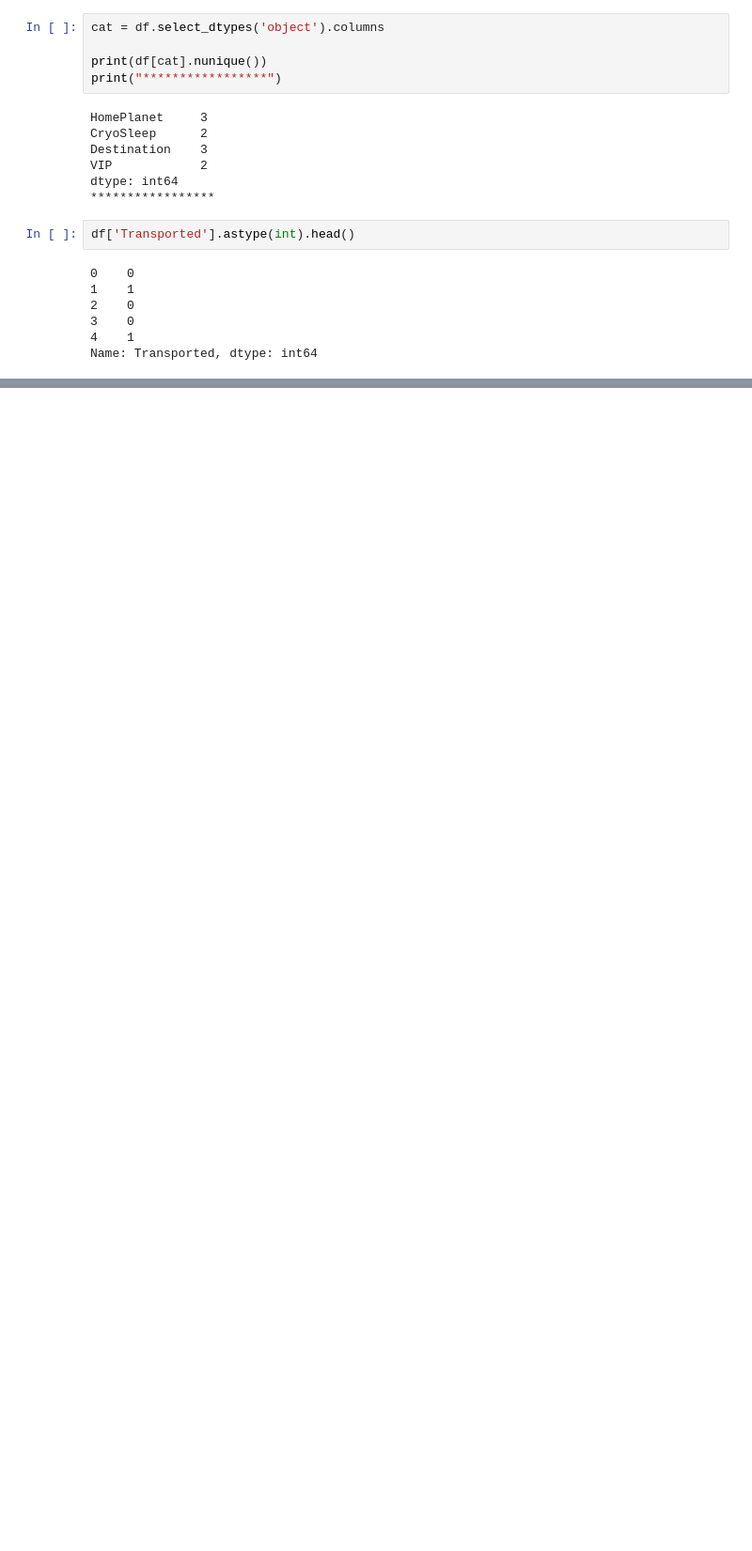
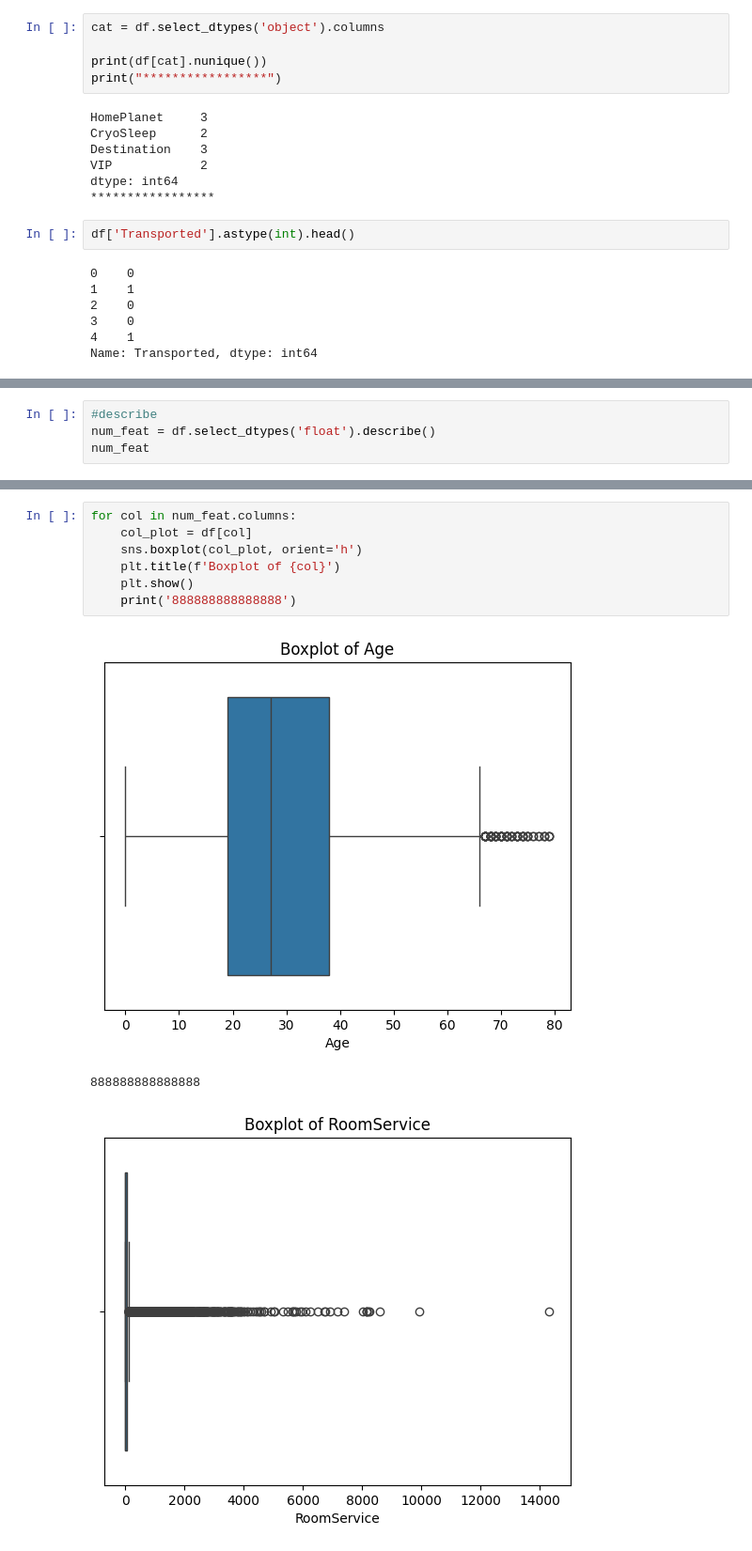
Before and after one commit to pabrokim/space-ship-titanic-classification, a Jupyter notebook: titanic.ipynb, the cells around one changed output, grey strips where cells are left out. Shown: that part at 94% size. Drawn from its saved outputs; the diff is of its cells as text; blank space fills up the shorter version.

Commit message:
Add boxplot

```diff
--- a/titanic.ipynb
+++ b/titanic.ipynb
@@ -86,0 +94,4 @@ Name: Transported, dtype: int64
+# %%
+#describe
+num_feat = df.select_dtypes('float').describe()
+num_feat
@@ -86,0 +108,11 @@ Name: Transported, dtype: int64
+# %%
+for col in num_feat.columns:
+    col_plot = df[col]
+    sns.boxplot(col_plot, orient='h')
+    plt.title(f'Boxplot of {col}')
+    plt.show()
+    print('888888888888888')
+# %% [output]
+[figure, added]
+888888888888888
+[figure, added]
```
Also changed, not shown: parts of 4 cells of this notebook.
